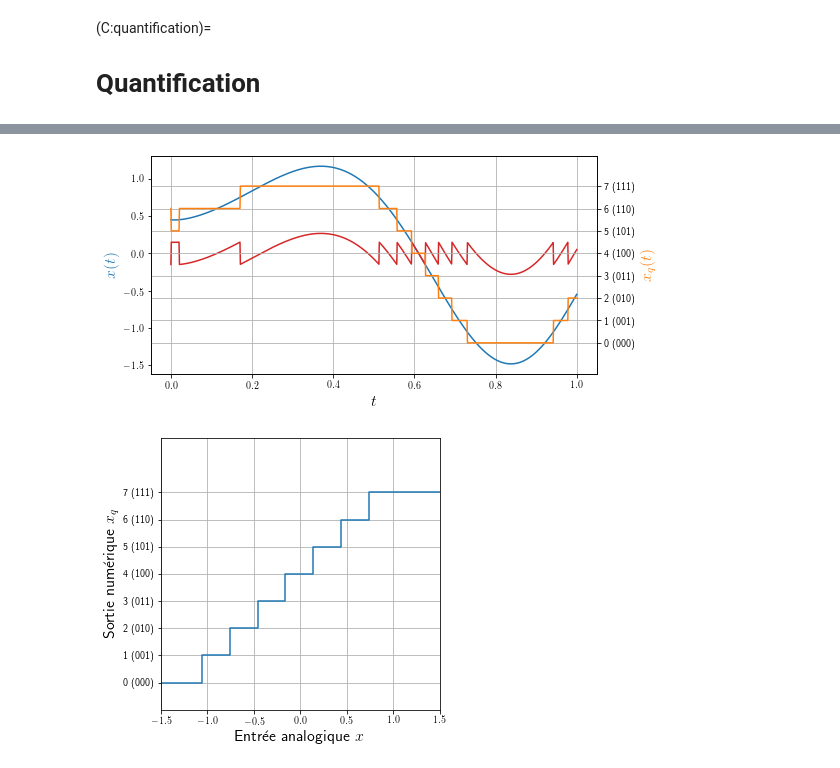
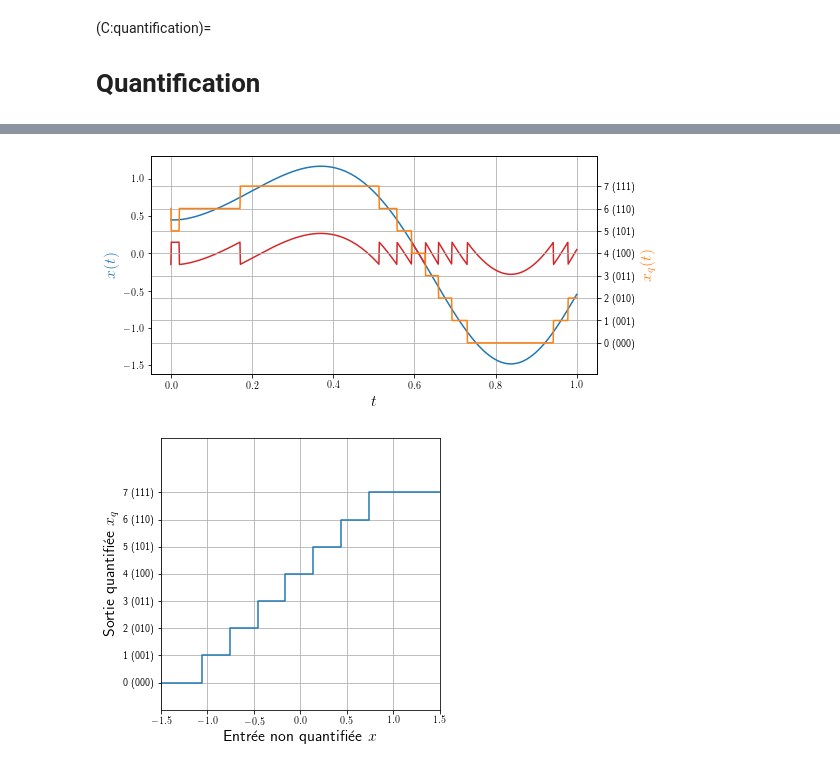
Before and after one commit to vincmazet/signal1, a Jupyter notebook: _sources/quantification.ipynb, the cells around one changed output, grey strips where cells are left out. Cells and saved outputs as stored; diff of their text form; code cells hidden in the pictures.

```diff
--- a/_sources/quantification.ipynb
+++ b/_sources/quantification.ipynb
@@ -113,36 +113,36 @@ fig, ax = plt.subplots(figsize=(8,4))
 axq = ax.twinx()
 clr, clrq = "tab:blue", "tab:orange"
 ax.plot(n, x, color=clr)
 ax.set_xlabel("$t$", fontsize=16)
 ax.set_ylabel("$x(t)$", color=clr, fontsize=16)
 ax.grid(axis="x")
 axq.plot(n, xq, color=clrq)
 axq.set_ylabel("$x_q(t)$", color=clrq, fontsize=16)
 axq.set_yticks(qticks)
 axq.set_yticklabels(yqticklabel)
 axq.set_ylim(ax.get_ylim())
 axq.grid(axis="y")
 glue("G:quantification:signal", fig, display=False)
 ax.plot(n, x-xq, color="tab:red")
 glue("G:quantification:erreur", fig, display=False)
 
 # Caractéristique
 fig, ax = plt.subplots(figsize=(5,5))
 ax.step(y, yq)
 ax.set_yticks(qticks)
 ax.set_yticklabels(yqticklabel)
-ax.set_xlabel("Entrée analogique $x$", fontsize=16)
-ax.set_ylabel("Sortie numérique $x_q$", fontsize=16)
+ax.set_xlabel("Entrée non quantifiée $x$", fontsize=16)
+ax.set_ylabel("Sortie quantifiée $x_q$", fontsize=16)
 ax.set_xlim([-(K/2+1)*q, (K/2+1)*q])
 ax.set_ylim([-(K/2+1)*q, (K/2+1)*q])
 ax.grid()
 glue("G:quantification:caracteristique", fig, display=False)
 # %% [output]
 [interactive output not drawn]
 [interactive output not drawn]
 [interactive output not drawn]
 [figure]
-[figure, old version]
+[figure, new version]
 # %%
 
 K = 8
```
Also changed, not shown: parts of 2 cells of this notebook, 5 other files.
